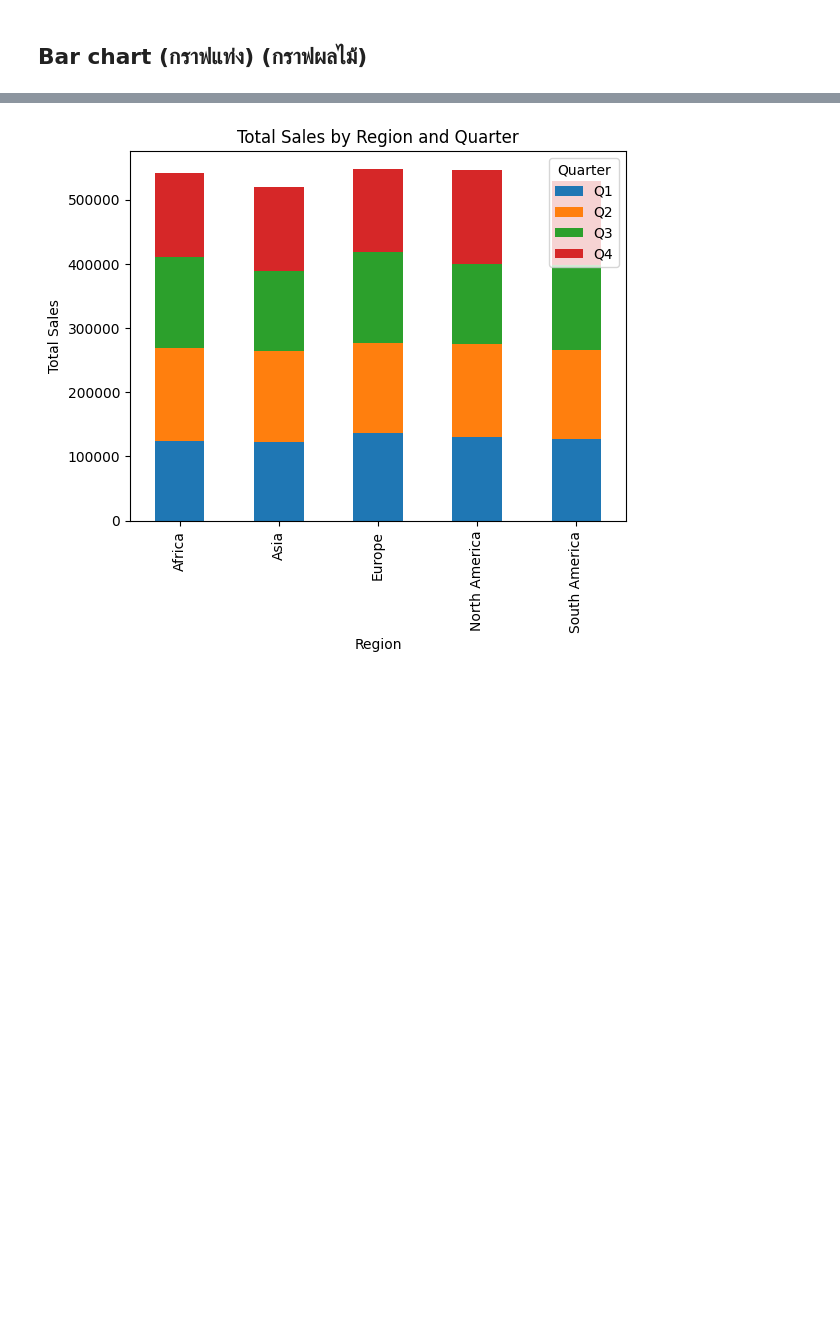
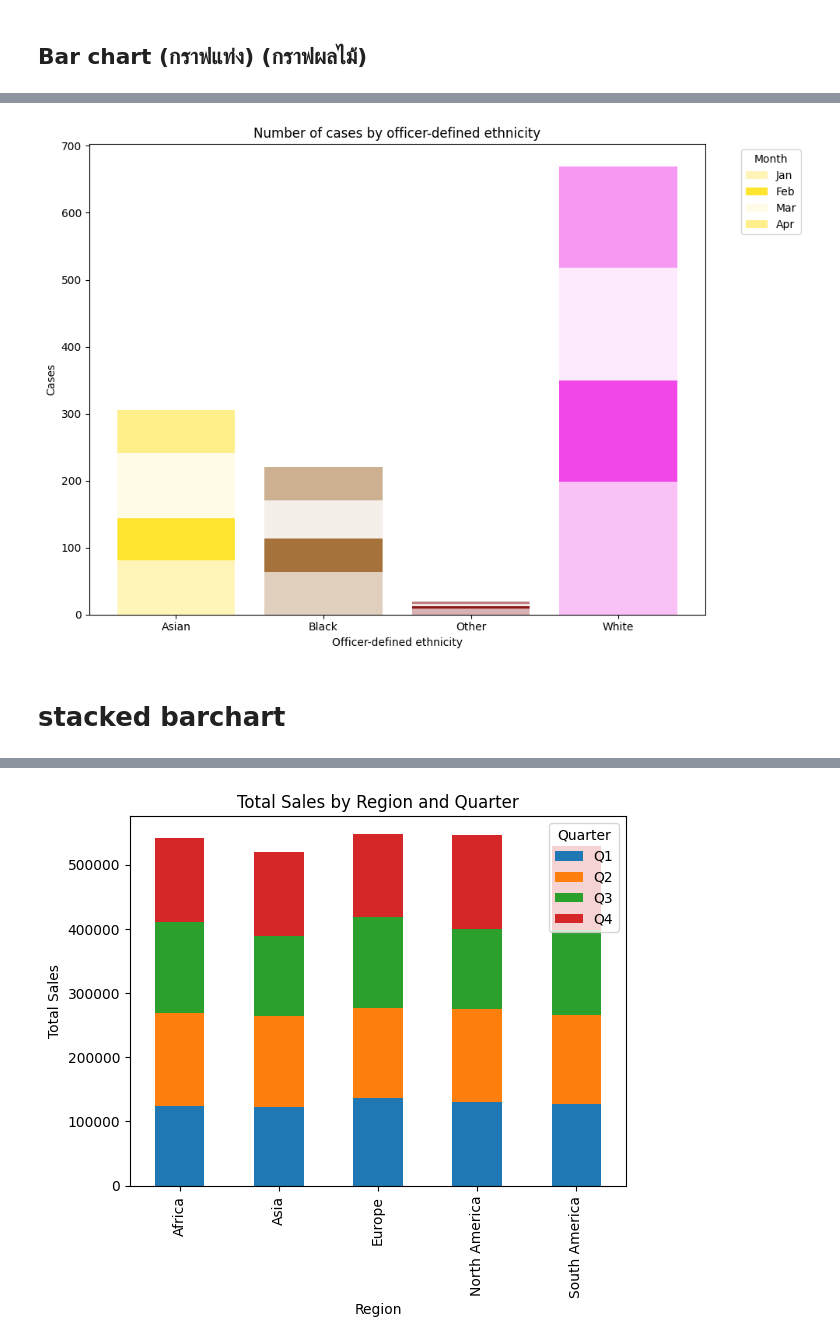
Before and after one commit to Thanyarat281-6/dataviz2025, a Jupyter notebook: Visualize_Data_Comparison_2025.ipynb, the cells around one changed output, grey strips where cells are left out. Drawn from its saved outputs; the diff is of its cells as text; code cells hidden in the pictures; blank space fills up the shorter version.

Commit message:
Stacked barchart

```diff
--- a/Visualize_Data_Comparison_2025.ipynb
+++ b/Visualize_Data_Comparison_2025.ipynb
@@ -41,6 +44,0 @@ data.groupby('Officer-defined ethnicity').count()
-# %%
-# prompt: replace word Budget in the Price Category with รุ่นเริ่มต้น
-
-data['Price Category'] = data['Price Category'].replace('Budget', 'รุ่นประหยัด')
-data['Price Category'] = data['Price Category'].replace('Mid-range', 'รุ่นเริ่มต้น')
-data['Price Category'] = data['Price Category'].replace('Premium', 'รุ่นเรือธง')
@@ -147,0 +58,32 @@ dtype: int64
+# %%
+import matplotlib.pyplot as plt
+import pandas as pd
+
+# Combine the monthly data into a list
+monthly_data = [compared_police_eth1, compared_police_eth2, compared_police_eth3, compared_police_eth4]
+months = ['Jan', 'Feb', 'Mar', 'Apr']
+
+# Create the stacked bar chart
+fig, ax = plt.subplots(figsize=(10, 7))
+
+bottom = None
+colors = ['#ffe119', '#9A6324', '#800000', '#f032e6'] # Example colors, you can adjust these
+alphas = [0.3, 0.9, 0.1, 0.5] # Example alphas, you can adjust these
+
+for i, data in enumerate(monthly_data):
+    ax.bar(data.index, data.values, color=colors, alpha=alphas[i], bottom=bottom, label=months[i])
+    if bottom is None:
+        bottom = data.values
+    else:
+        bottom += data.values
+
+ax.set_xlabel('Officer-defined ethnicity')
+ax.set_ylabel('Cases')
+ax.set_title('Number of cases by officer-defined ethnicity')
+ax.legend(title='Month', bbox_to_anchor=(1.05, 1), loc='upper left')
+plt.tight_layout()
+plt.show()
+# %% [output]
+[figure, added]
+# %% [markdown]
+# stacked barchart
```
Also changed, not shown: parts of 20 cells of this notebook.
